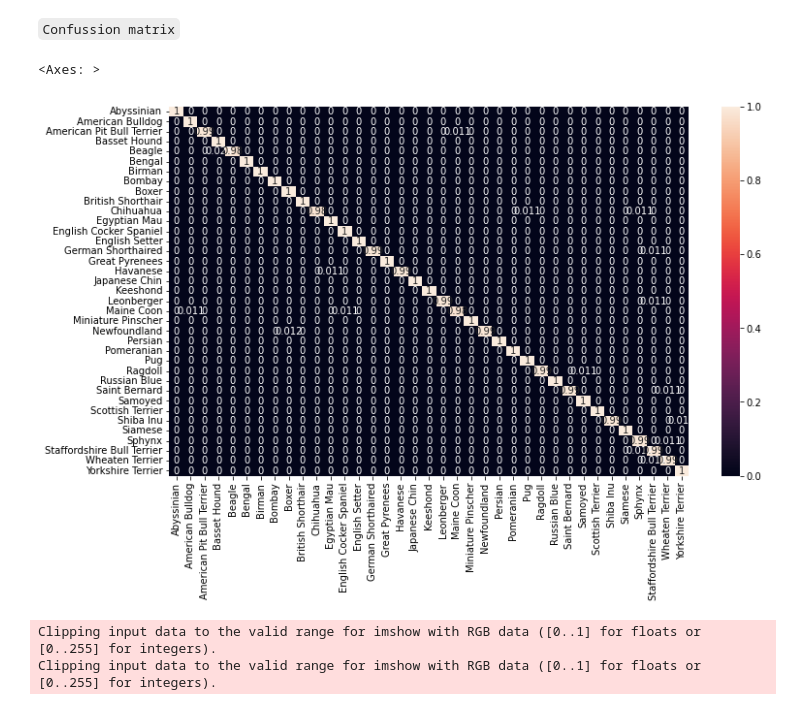
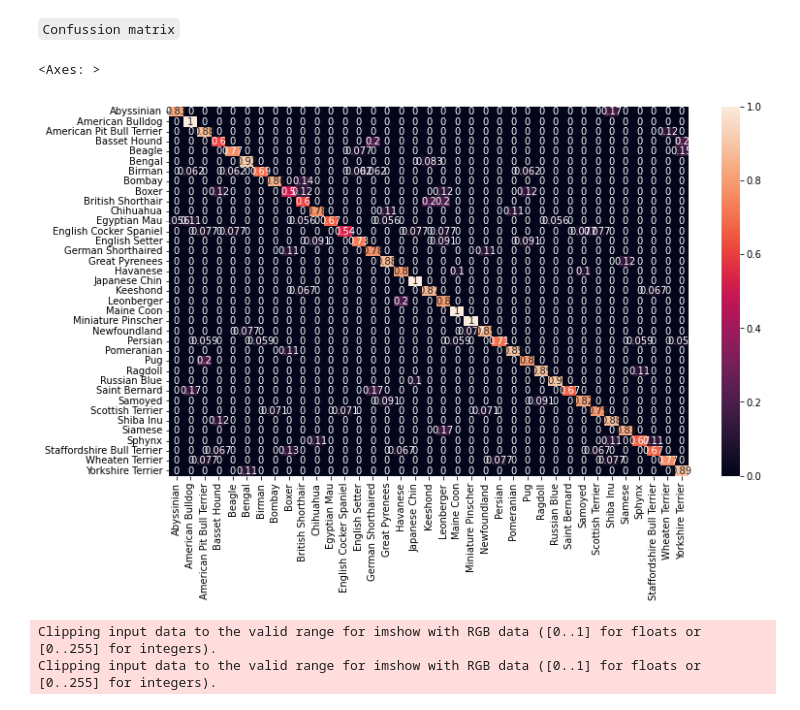
Before and after one commit to Catalin-web/CVADL, a Jupyter notebook: LabsSolved/Lab3/Excersise.ipynb, the cells around one changed output. Drawn from its saved outputs; the diff is of its cells as text; code cells hidden in the pictures.

```diff
--- a/LabsSolved/Lab3/Excersise.ipynb
+++ b/LabsSolved/Lab3/Excersise.ipynb
@@ -390,21 +390,21 @@ Accuracy of the model on the 3312 training images: 0.9939613526570048
 # %%
 model = torch.load("model.torch")
 y_pred = []
 y_true = []
-for inputs, labels in training_loader:
+for inputs, labels in validation_loader:
         output = model(inputs)
         output = (torch.max(torch.exp(output), 1)[1]).data.cpu().numpy()
         y_pred.extend(output)
         labels = labels.data.cpu().numpy()
         y_true.extend(labels)
 
 confusion_matrix_to_show = confusion_matrix(y_true, y_pred)
 data_frame = pd.DataFrame(confusion_matrix_to_show / np.sum(confusion_matrix_to_show, axis=1)[:, None], index = [i for i in dataset.classes],columns = [i for i in dataset.classes])
 plt.figure(figsize = (12,7))
 sn.heatmap(data_frame, annot=True)
 # %% [output]
 <Axes: >
-[figure, old version]
+[figure, new version]
 # %%
 with torch.no_grad():
     for images, labels in training_loader:
```
Also changed, not shown: parts of 4 cells of this notebook.
